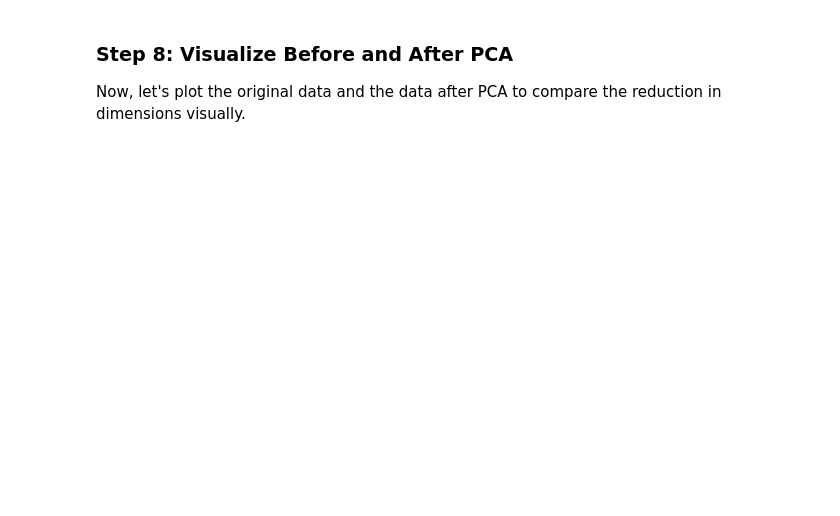
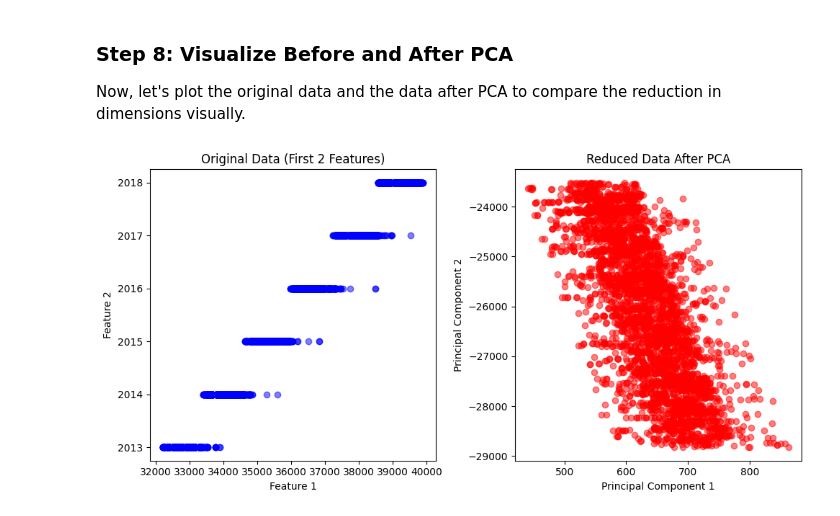
Before and after one commit to areponse/pca, a Jupyter notebook: PCA_Formative_1[Peer_Pair_27].ipynb, the cells around one changed output. Drawn from its saved outputs; the diff is of its cells as text; code cells hidden in the pictures; blank space fills up the shorter version.

```diff
--- a/PCA_Formative_1[Peer_Pair_27].ipynb
+++ b/PCA_Formative_1[Peer_Pair_27].ipynb
@@ -38,0 +78,10 @@ sorted_eigenvectors
+# %%
+# Sorting eigenvalues and corresponding eigenvectors
+sorted_indices = np.argsort(eigenvalues)[::-1]
+eigenvalues = eigenvalues[sorted_indices]
+eigenvectors = eigenvectors[:, sorted_indices]
+
+print("\nEigenvalues:")
+print(eigenvalues)
+print("\nEigenvectors:")
+print(eigenvectors)
@@ -47,0 +110,8 @@ reduced_data[:5]
+# %%
+num_components = 2  # Adjust based on your needs
+
+# Project data onto the principal components
+reduced_data = np.dot(data, eigenvectors[:, :num_components])
+
+# Display the first 5 rows of reduced data
+reduced_data[:5]
@@ -65,0 +141,35 @@ Now, let's plot the original data and the data after PCA to compare the reductio
+# %%
+import matplotlib.pyplot as plt
+
+# Convert data to NumPy array if it's a Pandas DataFrame
+if isinstance(data, pd.DataFrame):
+    data_np = data.to_numpy()
+else:
+    data_np = data
+
+# Convert reduced_data to NumPy array if needed
+if isinstance(reduced_data, pd.DataFrame):
+    reduced_data_np = reduced_data.to_numpy()
+else:
+    reduced_data_np = reduced_data
+
+# Plot original data (first two features for simplicity)
+plt.figure(figsize=(10, 5))
+
+plt.subplot(1, 2, 1)
+plt.scatter(data_np[:, 0], data_np[:, 1], alpha=0.5, color='blue')
+plt.title("Original Data (First 2 Features)")
+plt.xlabel("Feature 1")
+plt.ylabel("Feature 2")
+
+# Plot reduced data after PCA
+plt.subplot(1, 2, 2)
+plt.scatter(reduced_data_np[:, 0], reduced_data_np[:, 1], alpha=0.5, color='red')
+plt.title("Reduced Data After PCA")
+plt.xlabel("Principal Component 1")
+plt.ylabel("Principal Component 2")
+
+plt.tight_layout()
+plt.show()
+# %% [output]
+[figure, added]
```
Also changed, not shown: parts of 11 cells of this notebook.
